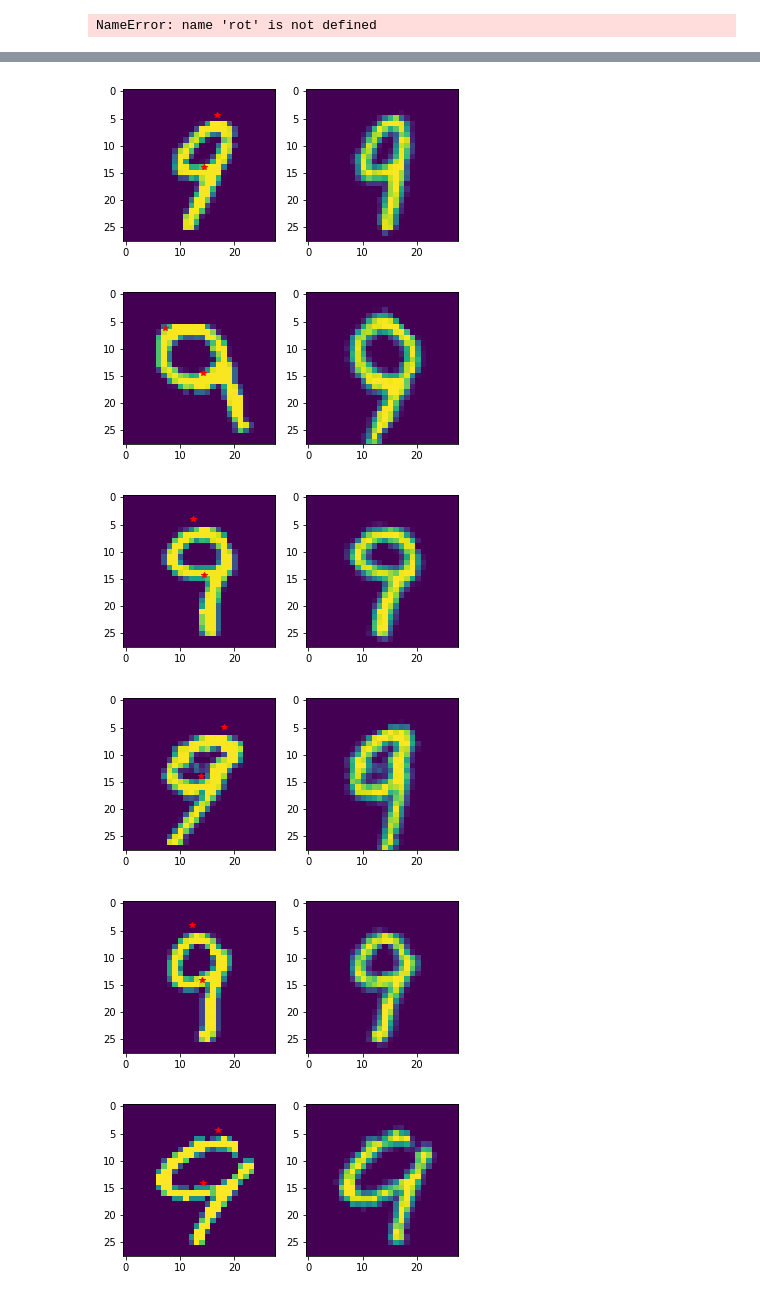
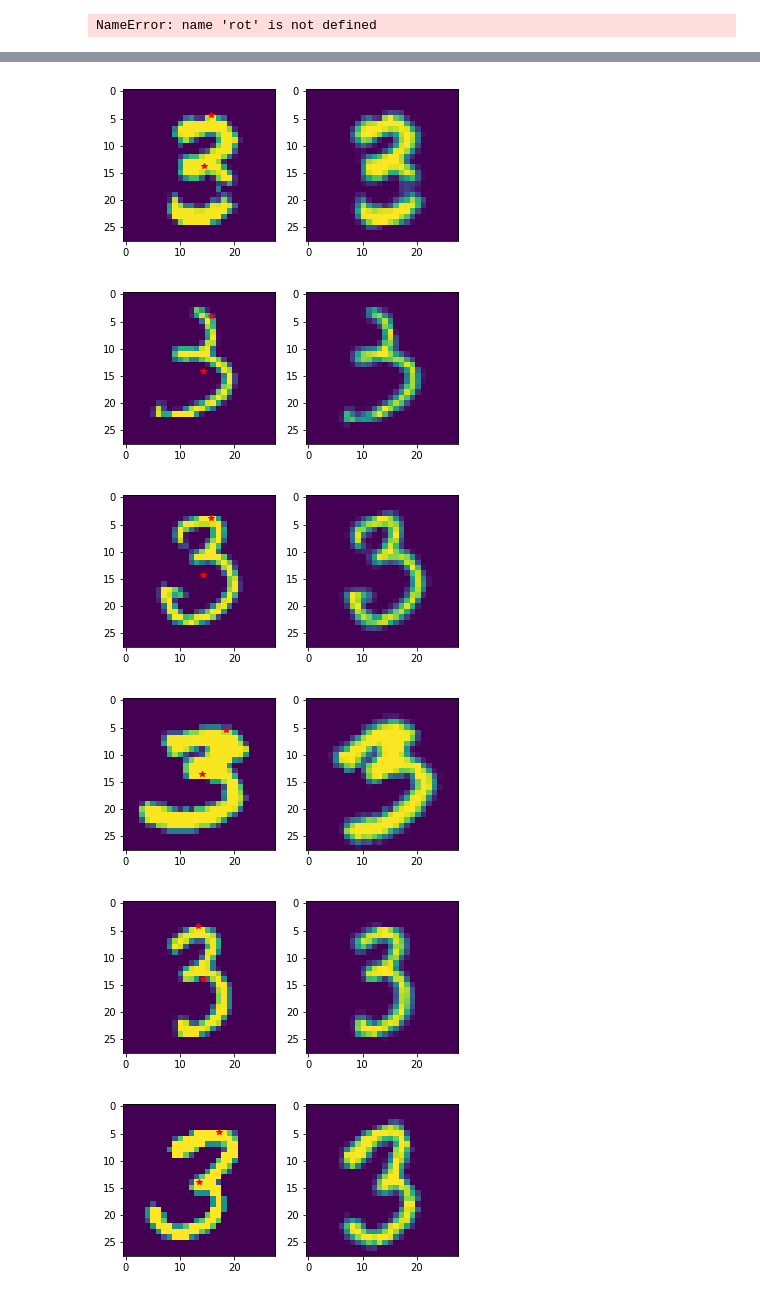
Before and after one commit to rsimmons1/WhiteningNN, a Jupyter notebook: WhiteningNN.ipynb, the cells around one changed output, grey strips where cells are left out. Drawn from its saved outputs; the diff is of its cells as text; code cells hidden in the pictures.

```diff
--- a/WhiteningNN.ipynb
+++ b/WhiteningNN.ipynb
@@ -365,25 +113,8 @@ def weighted_pca(coord_mat):
 #     rotation_mat = torch.t(rotation_mat)
     return u, scale_mat, mean_x, mean_y
 
-class KernelCompress(torch.nn.Module):
-    def __init__(self, in_channels):
-        super(KernelCompress, self).__init__()
-        self.conv2d = torch.nn.Conv2d(in_channels, 1, 1)   # hidden layer
-        self.conv2d.weight = torch.nn.Parameter(torch.ones(1,in_channels,1,1))
 
-    def forward(self, x):
-        x = self.conv2d(x)
-        return x
-
-
-def rot_mat(theta):
-    theta = torch.Tensor([theta])
-    c, s = torch.cos(theta), torch.sin(theta)
-    R = torch.Tensor(((c,-s), (s, c)))
-    return R
-
-compress = KernelCompress(3)
-target_val = 9
+target_val = 3
 for x in range(12):
     index = np.random.randint(2000)
     while y_train_mnist[index][0].numpy() != target_val:
@@ -457,8 +188,8 @@ Results Shape: torch.Size([28, 1])
 THETA SHAPE: torch.Size([1, 2, 3])
 Results Shape: torch.Size([28, 1])
-[figure, old version]
+[figure, new version]
-[figure, old version]
+[figure, new version]
-[figure, old version]
+[figure, new version]
-[figure, old version]
+[figure, new version]
-[figure, old version]
+[figure, new version]
-[figure, old version]
+[figure, new version]
```
Also changed, not shown: parts of 15 cells of this notebook.
